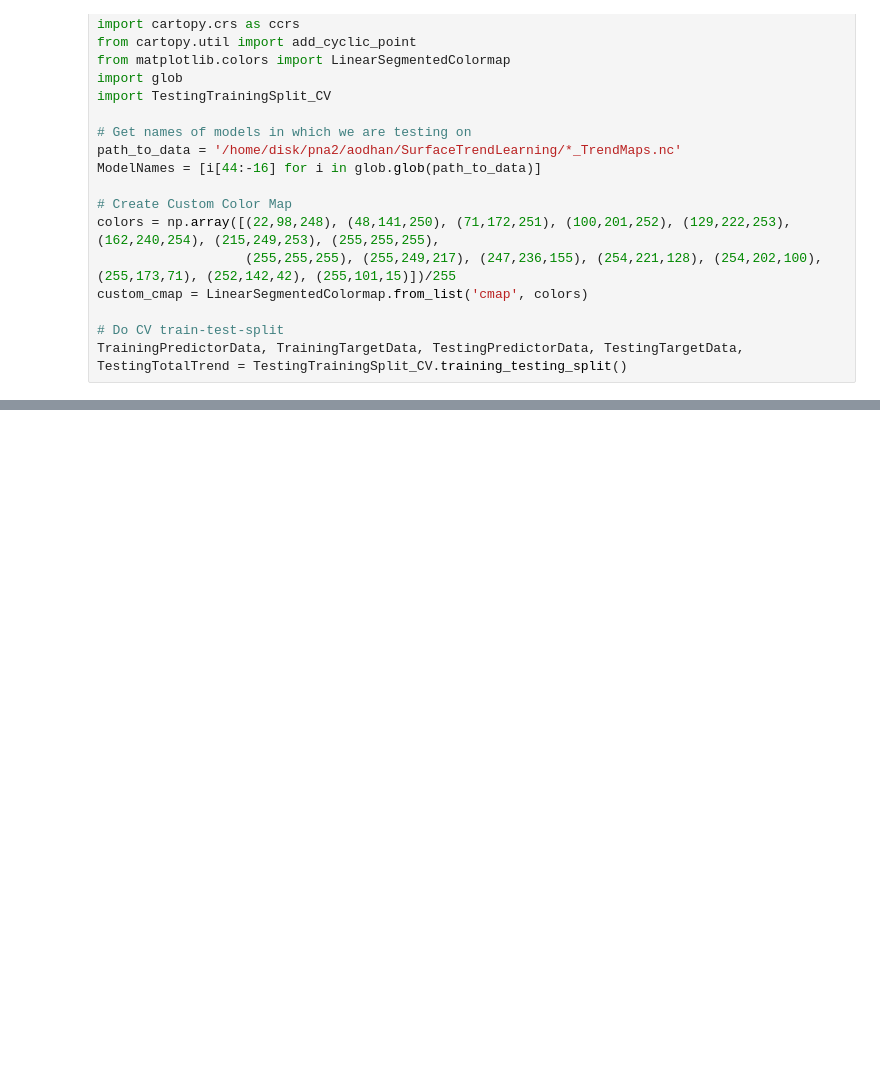
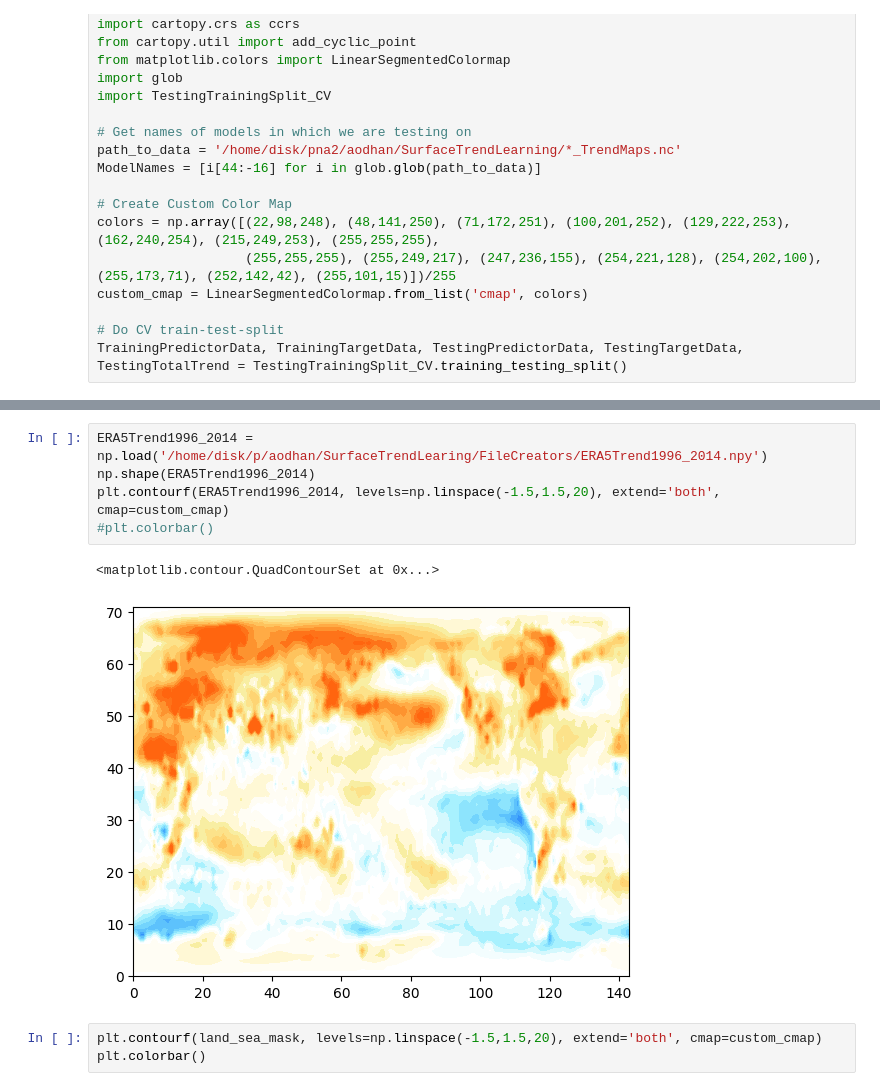
Before and after one commit to AodhanSweeney/SurfaceTrendLearing, a Jupyter notebook: MLExperiments/PLSRegression.ipynb, the cells around one changed output, grey strips where cells are left out. Saved outputs shown, nothing was run; the diff lists cells and outputs as text; blank space fills up the shorter version.

```diff
--- a/MLExperiments/PLSRegression.ipynb
+++ b/MLExperiments/PLSRegression.ipynb
@@ -53,4 +55,15 @@ for model_idx in range(len(ModelNames)):
     # Save output for plotting
     NameValidatationPredictions.append([ModelNames[model_idx], TestingTargetDataReshaped, Y_pred])
     ERA5_predictions.append(Y_pred_obs)
+# %%
+ERA5Trend1996_2014 = np.load('/home/disk/p/aodhan/SurfaceTrendLearing/FileCreators/ERA5Trend1996_2014.npy')
+np.shape(ERA5Trend1996_2014)
+plt.contourf(ERA5Trend1996_2014, levels=np.linspace(-1.5,1.5,20), extend='both', cmap=custom_cmap)
+#plt.colorbar()
+# %% [output]
+<matplotlib.contour.QuadContourSet at 0x...>
+[figure, added]
+# %%
+plt.contourf(land_sea_mask, levels=np.linspace(-1.5,1.5,20), extend='both', cmap=custom_cmap)
+plt.colorbar()
 # %%
```
Also changed, not shown: parts of 6 cells of this notebook, 3 other files.
